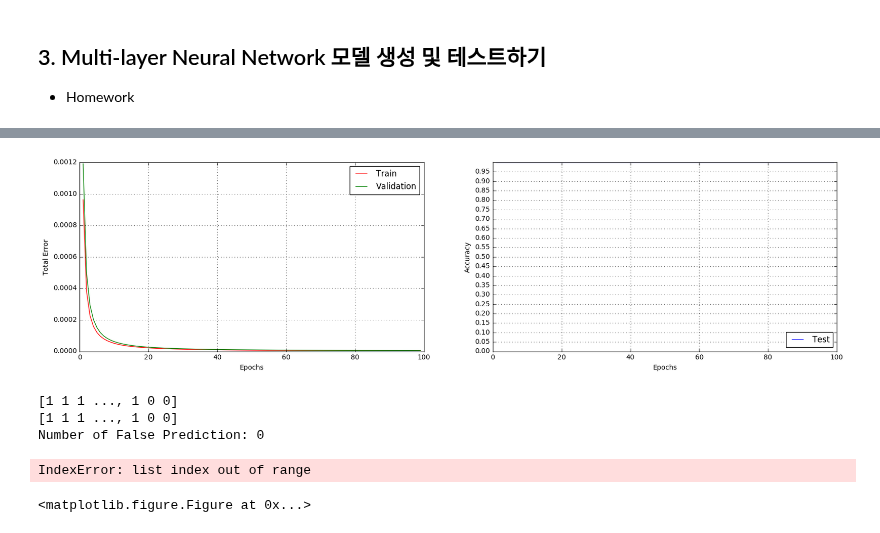
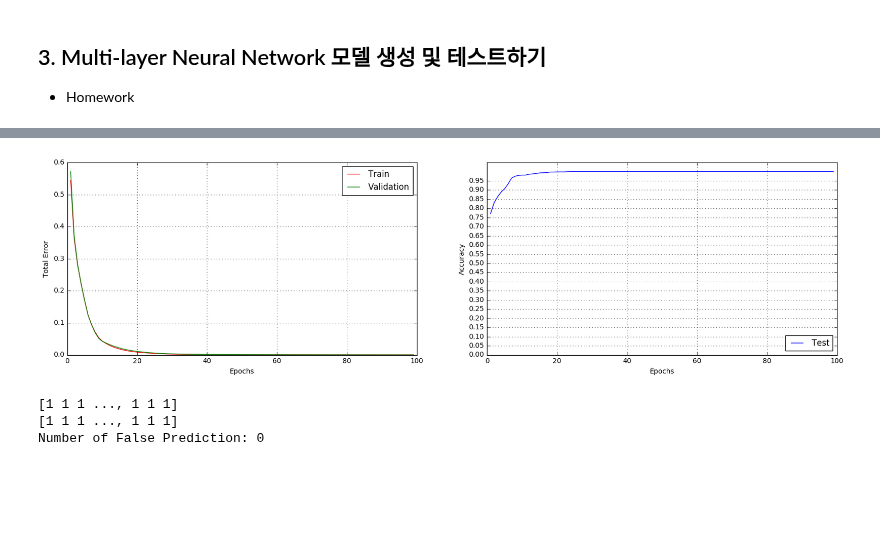
Before and after one commit to linklab/aiclass, a Jupyter notebook: 1532061005_KangByungJun/2nd_Homework/2ndHomework.ipynb, the cells around one changed output, grey strips where cells are left out. Cells and saved outputs as stored; diff of their text form; code cells hidden in the pictures; blank space fills up the shorter version.

```diff
--- a/1532061005_KangByungJun/2nd_Homework/2ndHomework.ipynb
+++ b/1532061005_KangByungJun/2nd_Homework/2ndHomework.ipynb
@@ -202,7 +202,7 @@ print(test['data'].shape, test['labels'].shape)
 ## 3. Multi-layer Neural Network 모델 생성 및 테스트하기
 - Homework
 # %%
-batch_size = 100
+batch_size = 30
 training_epochs = 100
 learning_rate = 0.05
 
@@ -311,13 +311,13 @@ with tf.Session() as sess:
         test_accuracy_list.append(test_accuracy_value)
         print("Epoch: {0:2d}, Train Error: {1:0.5f}, Validation Error: {2:0.5f}, Test Accuracy: {3:0.5f}".format(epoch, train_error_value, validation_error_value, test_accuracy_value))
 
-        for i in range(len(train['data'])):
-            sess.run(optimizer, feed_dict={x: train['data'], y_target: train['labels']})
-        #for i in range(total_batch):
-        #    batch_images = batch(train['data'], 3)
-        #    batch_labels = batch(train['labels'], batch_size)
+        #for i in range(len(train['data'])):
+        #    sess.run(optimizer, feed_dict={x: train['data'], y_target: train['labels']})
+        for i in range(total_batch):
+            batch_images = train['data'][i*batch_size: (i+1)*batch_size]
+            batch_labels = train['labels'][i*batch_size: (i+1)*batch_size]
         #    print(batch_images)
-        #    sess.run(optimizer, feed_dict={x: batch_images, y_target: batch_labels})
+            sess.run(optimizer, feed_dict={x: batch_images, y_target: batch_labels})
 
 
 
@@ -336,5 +336,5 @@ with tf.Session() as sess:
             diff_index_list.append(i)
 
     print("Number of False Prediction:", len(diff_index_list))
-    draw_false_prediction()
+    #draw_false_prediction()
 # %% [output]
@@ -358,6 +358,4 @@ Epoch: 99, Train Error: 0.00000, Validation Error: 0.00001, Test Accuracy: 1.000
-[figure, old version]
+[figure, new version]
-[1 1 1 ..., 1 0 0]
-[1 1 1 ..., 1 0 0]
+[1 1 1 ..., 1 1 1]
+[1 1 1 ..., 1 1 1]
 Number of False Prediction: 0
-IndexError: list index out of range
-<matplotlib.figure.Figure at 0x...>
```
Also changed, not shown: parts of 4 cells of this notebook, 1 other file.
